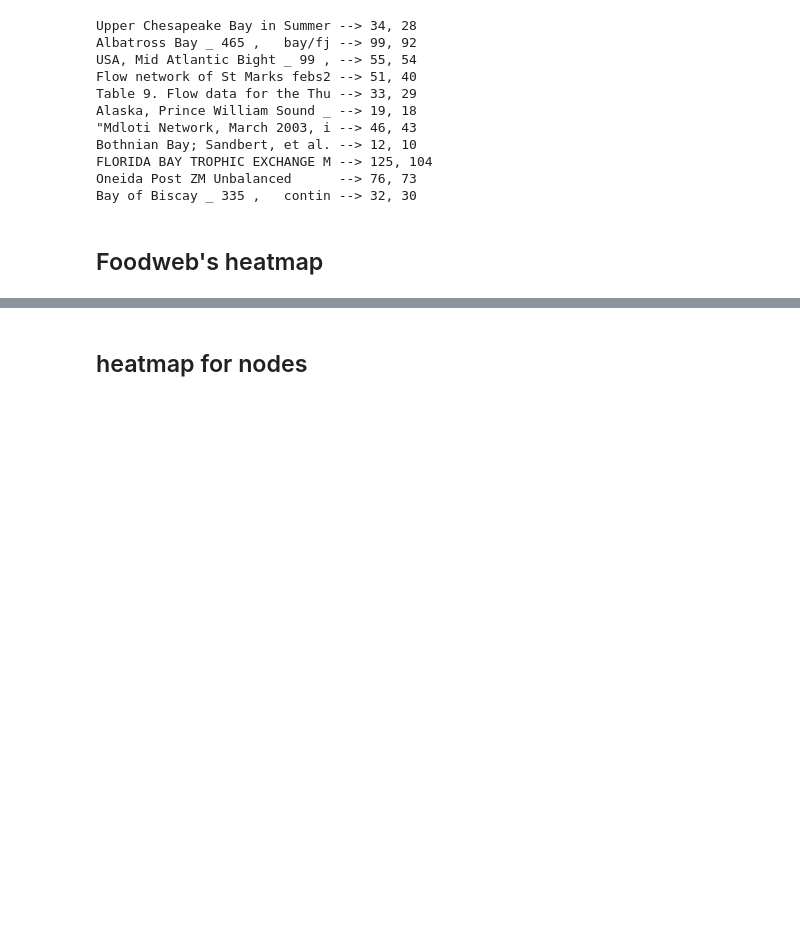
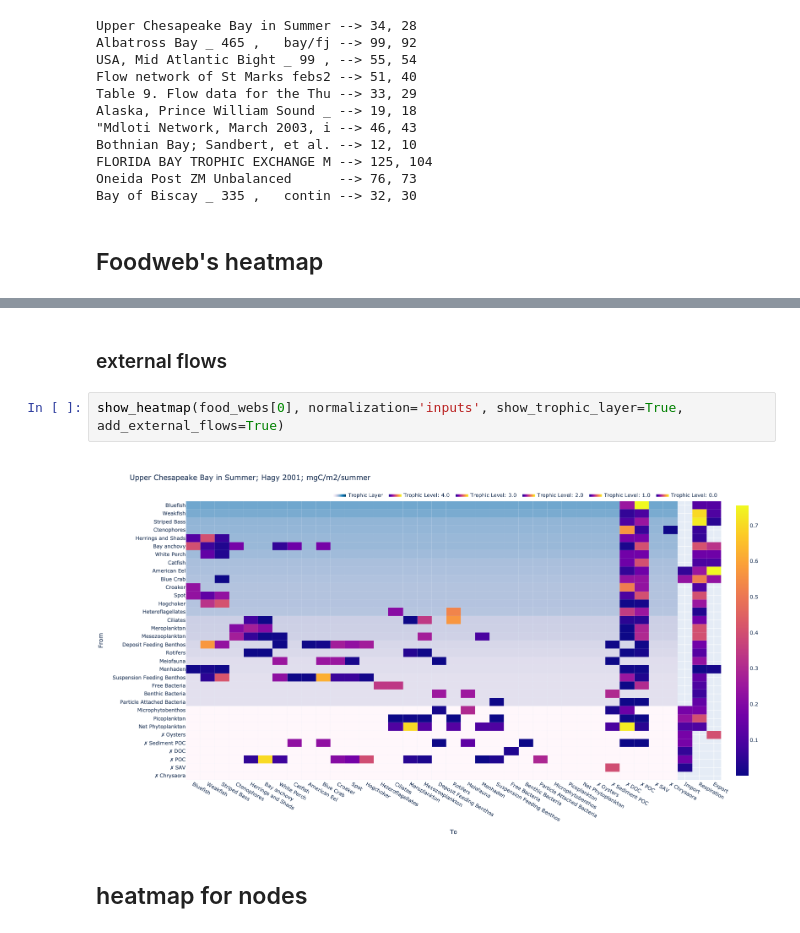
Before and after one commit to ibs-pan/foodwebviz, a Jupyter notebook: 02_heatmaps.ipynb, the cells around one changed output, grey strips where cells are left out. Cells and saved outputs as stored; diff of their text form; blank space fills up the shorter version.

```diff
--- a/02_heatmaps.ipynb
+++ b/02_heatmaps.ipynb
@@ -188,3 +214,9 @@ show_heatmap(food_webs[0], normalization='inputs', show_trophic_layer=True, add_
+# %% [markdown]
+### external flows
+# %%
+show_heatmap(food_webs[0], normalization='inputs', show_trophic_layer=True, add_external_flows=True)
+# %% [output]
+[figure, added]
 # %% [markdown]
 ## heatmap for nodes
 # %%
```
Also changed, not shown: parts of 15 cells of this notebook, 3 other files.
